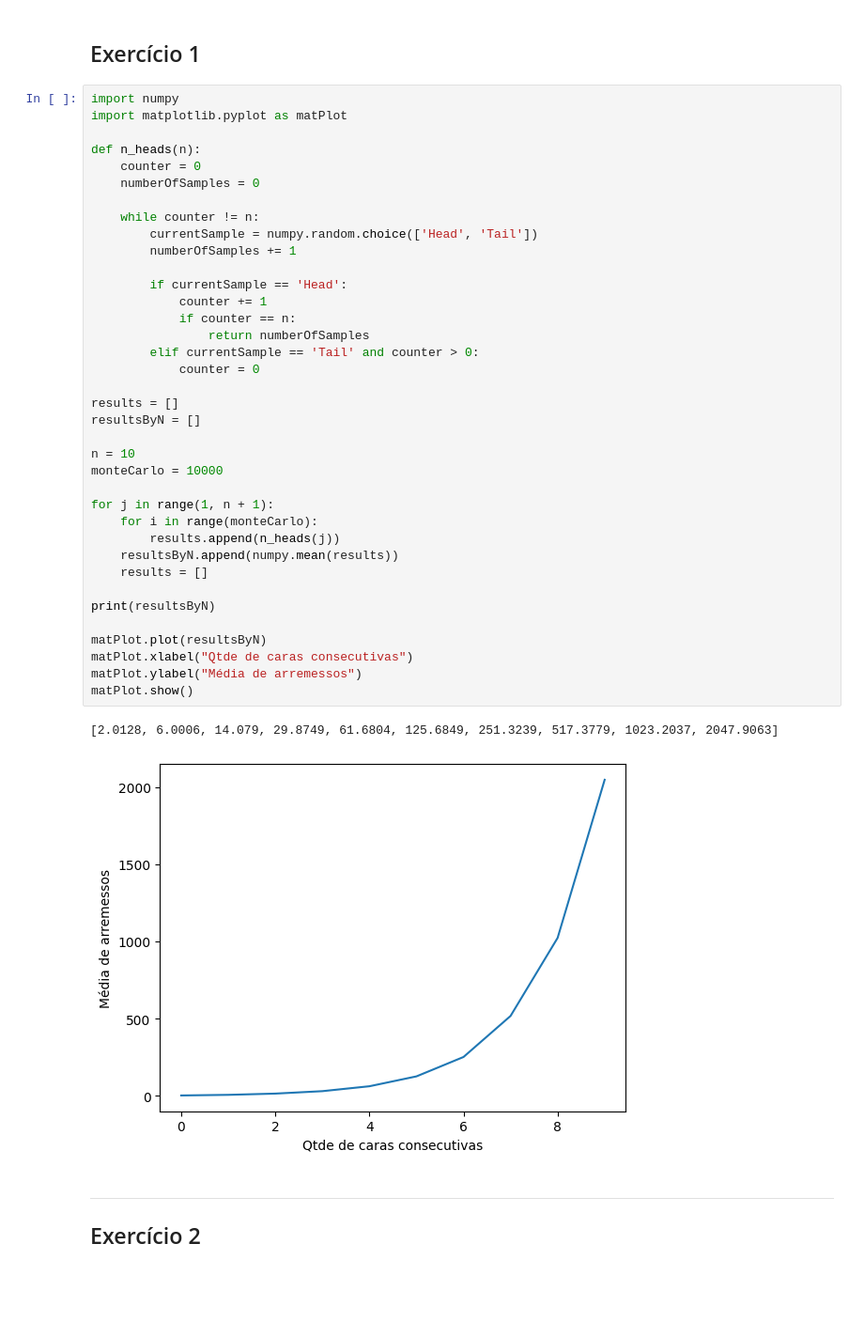
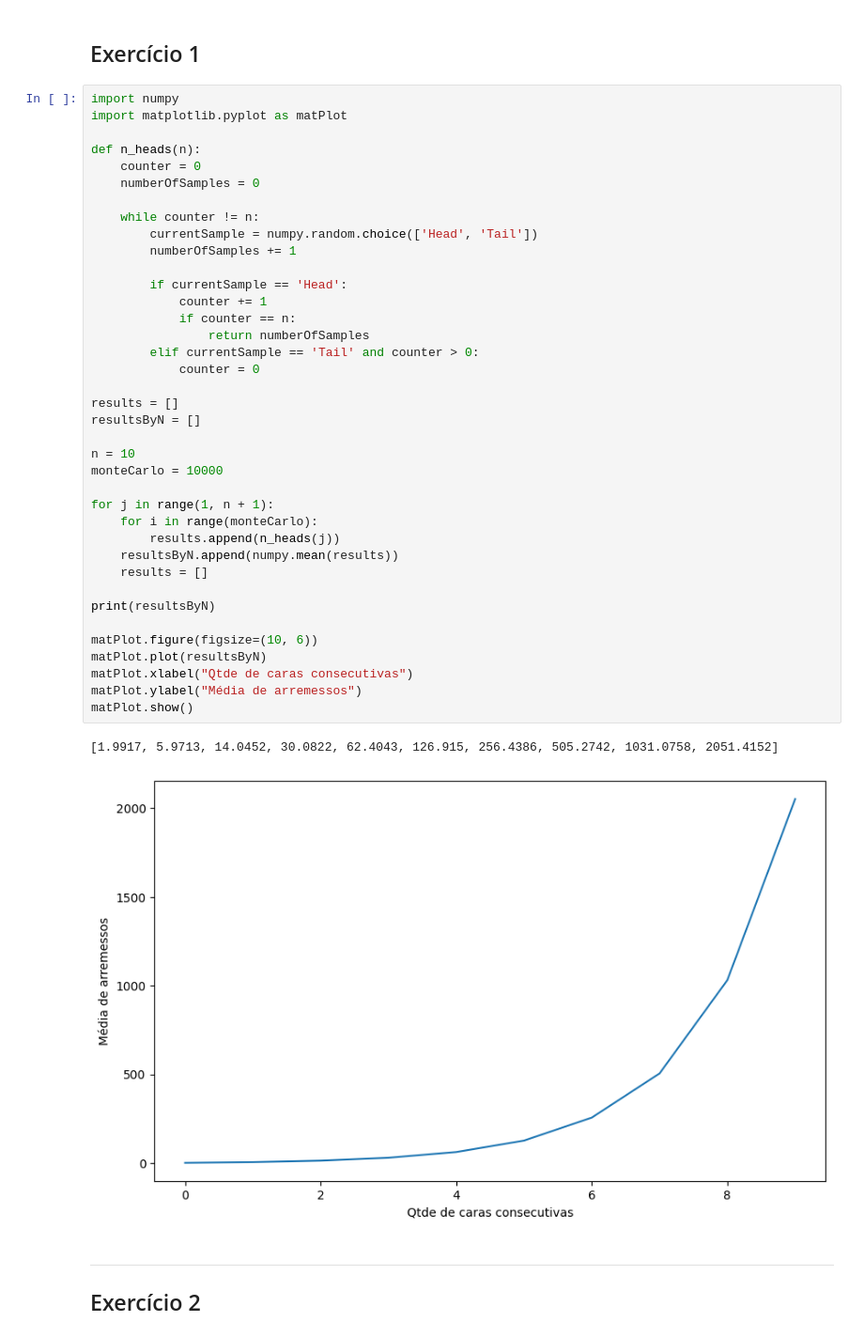
Before and after one commit to VictorLemeFernandes/modelagemSimulacao, a Jupyter notebook: lista01.ipynb, the cells around one changed output. Shown at 94% size. Saved outputs shown, nothing was run; the diff lists cells and outputs as text; blank space fills up the shorter version.

```diff
--- a/lista01.ipynb
+++ b/lista01.ipynb
@@ -11,35 +11,36 @@ def n_heads(n):
     while counter != n:
         currentSample = numpy.random.choice(['Head', 'Tail'])
         numberOfSamples += 1
 
         if currentSample == 'Head':
             counter += 1
             if counter == n:
                 return numberOfSamples
         elif currentSample == 'Tail' and counter > 0:
             counter = 0
 
 results = []
 resultsByN = []
 
 n = 10
 monteCarlo = 10000
 
 for j in range(1, n + 1):
     for i in range(monteCarlo):
         results.append(n_heads(j))
     resultsByN.append(numpy.mean(results))
     results = []
 
 print(resultsByN)
 
+matPlot.figure(figsize=(10, 6))
 matPlot.plot(resultsByN)
 matPlot.xlabel("Qtde de caras consecutivas")
 matPlot.ylabel("Média de arremessos")
 matPlot.show()
 # %% [output]
-[2.0128, 6.0006, 14.079, 29.8749, 61.6804, 125.6849, 251.3239, 517.3779, 1023.2037, 2047.9063]
+[1.9917, 5.9713, 14.0452, 30.0822, 62.4043, 126.915, 256.4386, 505.2742, 1031.0758, 2051.4152]
-[figure, old version]
+[figure, new version]
 # %% [markdown]
 
 ---
```
Also changed, not shown: parts of 2 cells of this notebook.
